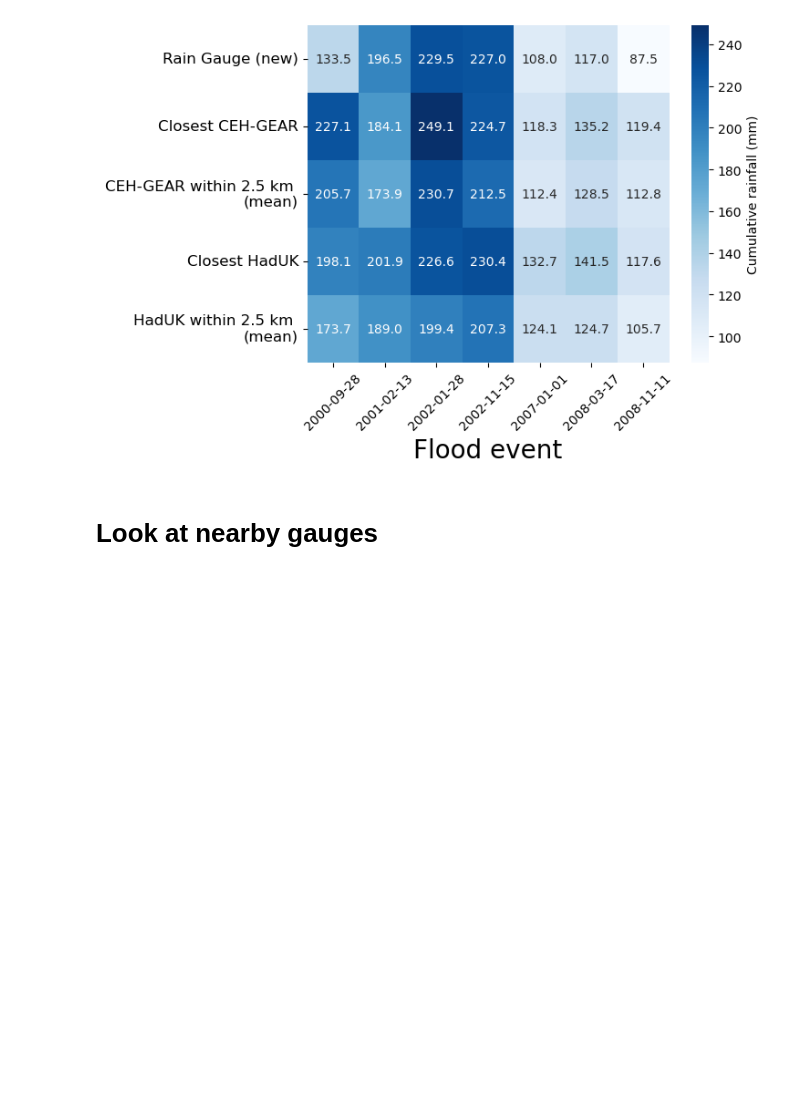
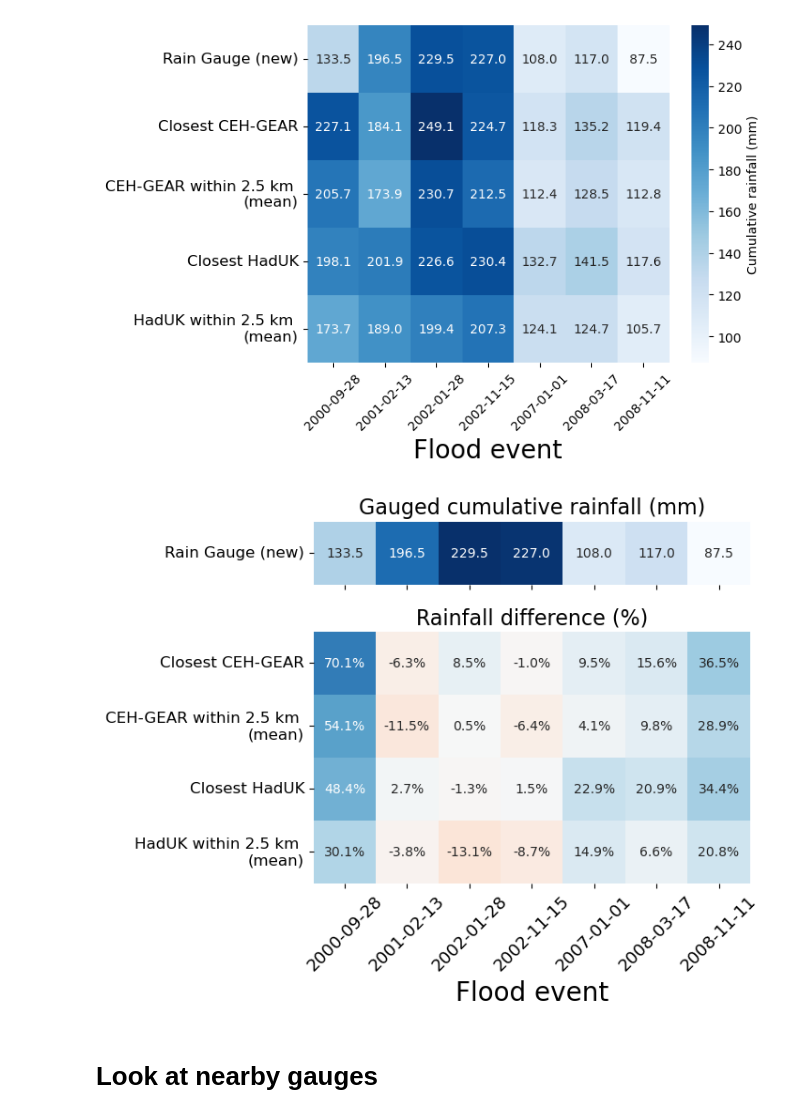
Before and after one commit to Thomasjkeel/FDRI-comparing-rainfall-data-in-upper-severn, a Jupyter notebook: notebooks/Carreg_wen_gauge_vs_grid.ipynb, the cells around one changed output. Cells and saved outputs as stored; diff of their text form; code cells hidden in the pictures; blank space fills up the shorter version.

Commit message:
add perc diff heatmap

```diff
--- a/notebooks/Carreg_wen_gauge_vs_grid.ipynb
+++ b/notebooks/Carreg_wen_gauge_vs_grid.ipynb
@@ -506,6 +505,31 @@ ax.set_xlabel("Flood event", size=20)
 # %% [output]
 Text(0.5, 23.52222222222222, 'Flood event')
 [figure]
+# %%
+all_summed_rain_for_flood_events_df_percdiff = all_summed_rain_for_flood_events_df.with_columns(
+     ((pl.all().exclude(('time', 'rain_mm_gauge_new')) - pl.col('rain_mm_gauge_new'))
+      / (pl.col('rain_mm_gauge_new'))) *100
+)
+# %%
+fig, axes = plt.subplots(2, 1, figsize=(6, 5), height_ratios=[.2, .8], sharex=True)
+sns.heatmap(all_summed_rain_for_flood_events_df_percdiff[['time', 'rain_mm_gauge_new']].to_pandas().set_index('time').T, fmt='.1f', cbar=False, annot=True, cmap='Blues', ax=axes[0], cbar_kws={'label': 'Cumulative rainfall (mm)'})
+axes[0].set_title("Gauged cumulative rainfall (mm)", size=16)
+axes[0].set_yticklabels(['Rain Gauge (new)'], rotation=0, size=12)
+axes[0].set_xlabel('')
+
+
+sns.heatmap(all_summed_rain_for_flood_events_df_percdiff.drop('rain_mm_gauge_new').to_pandas().set_index('time').T, fmt='.1f', annot=True, vmin=-100, vmax=100, cmap='RdBu', cbar=False, ax=axes[1], cbar_kws={'label': 'Cumulative rainfall (mm)'})
+for t in axes[1].texts: t.set_text(t.get_text() + "%")
+axes[1].set_title("Rainfall difference (%)", size=16)
+axes[1].set_yticklabels(['Closest CEH-GEAR', f'CEH-GEAR within {NEARBY_THRESHOLD_M/1000} km \n(mean)', 'Closest HadUK', f'HadUK within {NEARBY_THRESHOLD_M/1000} km \n(mean)'], size=12);
+axes[1].set_xlabel("Flood event", size=20)
+axes[1].set_xticklabels(ax.get_xticklabels(), size=13, rotation=45);
+
+fig.subplots_adjust(hspace=.3)
+
+# fig.savefig('../figures/flood_comparison_heatmap_percentage_difference.png', bbox_inches='tight', dpi=200)
+# %% [output]
+[figure, added]
 # %% [markdown]
 # Look at nearby gauges
 # %%
```
Also changed, not shown: parts of 4 cells of this notebook, 2 other files.
